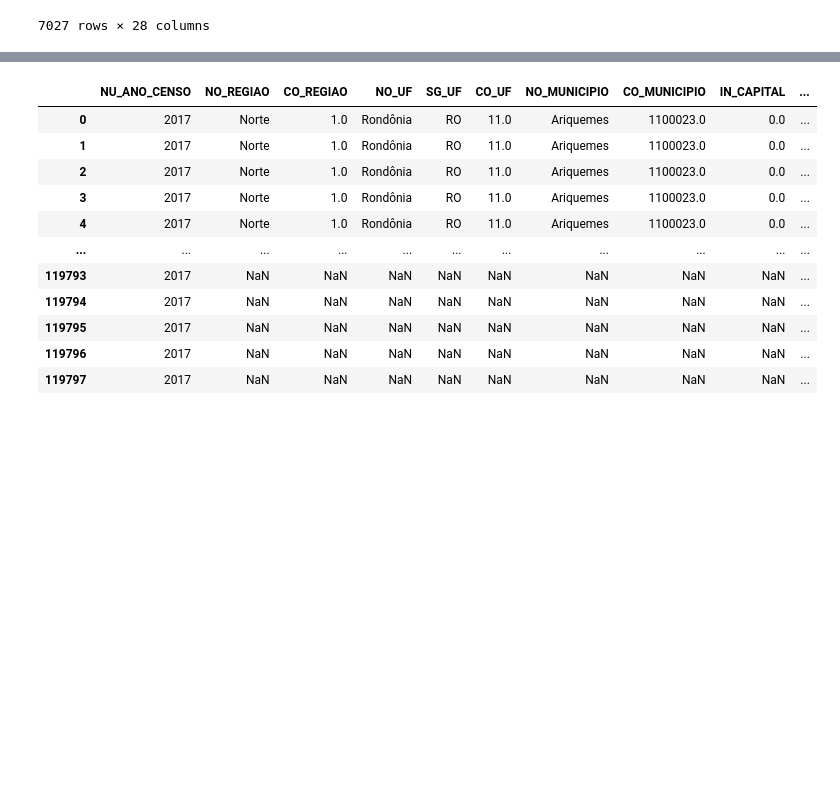
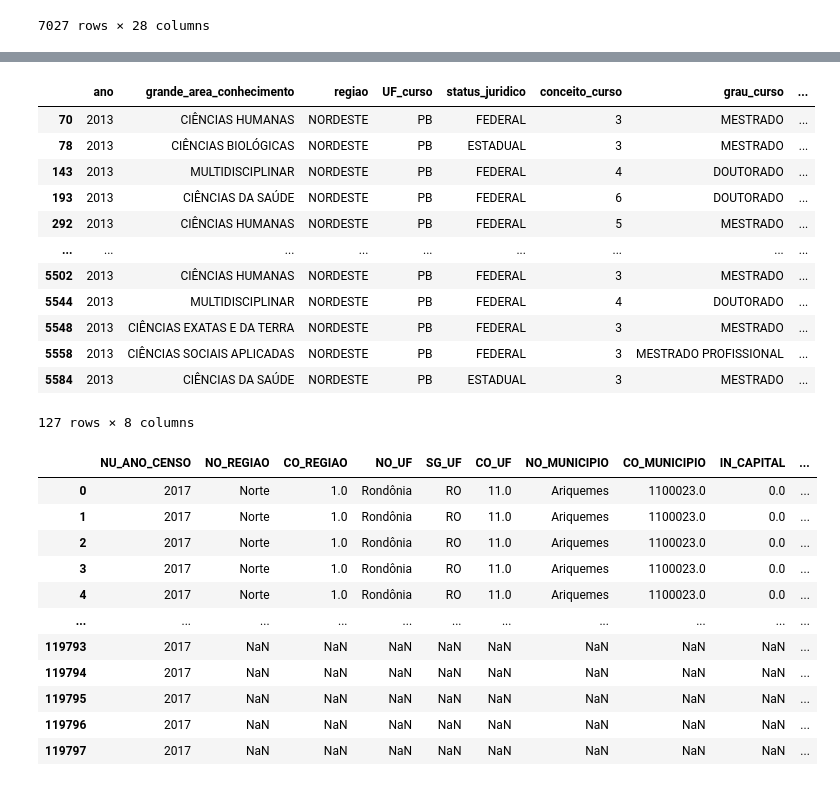
Before and after one commit to pedroafmelo/sidtec_pb, a Jupyter notebook: etapa_2/pessoas_recursos/extract_transform/testing.ipynb, the cells around one changed output, grey strips where cells are left out. Drawn from its saved outputs; the diff is of its cells as text; code cells hidden in the pictures; blank space fills up the shorter version.

```diff
--- a/etapa_2/pessoas_recursos/extract_transform/testing.ipynb
+++ b/etapa_2/pessoas_recursos/extract_transform/testing.ipynb
@@ -1241,3 +1446,19 @@ dados.query("SG_UF_PROGRAMA == 'PB'")["NM_PROGRAMA_IES"].unique().shape[0]
+# %%
+dados
+# %% [output]
+|  | ano | grande_area_conhecimento | regiao | UF_curso | status_juridico | conceito_curso | grau_curso | ... |
+| 70 | 2013 | CIÊNCIAS HUMANAS | NORDESTE | PB | FEDERAL | 3 | MESTRADO | ... |
+| 78 | 2013 | CIÊNCIAS BIOLÓGICAS | NORDESTE | PB | ESTADUAL | 3 | MESTRADO | ... |
+| 143 | 2013 | MULTIDISCIPLINAR | NORDESTE | PB | FEDERAL | 4 | DOUTORADO | ... |
+| 193 | 2013 | CIÊNCIAS DA SAÚDE | NORDESTE | PB | FEDERAL | 6 | DOUTORADO | ... |
+| 292 | 2013 | CIÊNCIAS HUMANAS | NORDESTE | PB | FEDERAL | 5 | MESTRADO | ... |
+| ... | ... | ... | ... | ... | ... | ... | ... | ... |
+| 5502 | 2013 | CIÊNCIAS HUMANAS | NORDESTE | PB | FEDERAL | 3 | MESTRADO | ... |
+| 5544 | 2013 | MULTIDISCIPLINAR | NORDESTE | PB | FEDERAL | 4 | DOUTORADO | ... |
+| 5548 | 2013 | CIÊNCIAS EXATAS E DA TERRA | NORDESTE | PB | FEDERAL | 3 | MESTRADO | ... |
+| 5558 | 2013 | CIÊNCIAS SOCIAIS APLICADAS | NORDESTE | PB | FEDERAL | 3 | MESTRADO PROFISSIONAL | ... |
+| 5584 | 2013 | CIÊNCIAS DA SAÚDE | NORDESTE | PB | ESTADUAL | 3 | MESTRADO | ... |
+127 rows × 8 columns
 # %%
 import pandas as pd
 pd.set_option("display.max_columns", 100)
```
Also changed, not shown: parts of 17 cells of this notebook, 9 other files.
